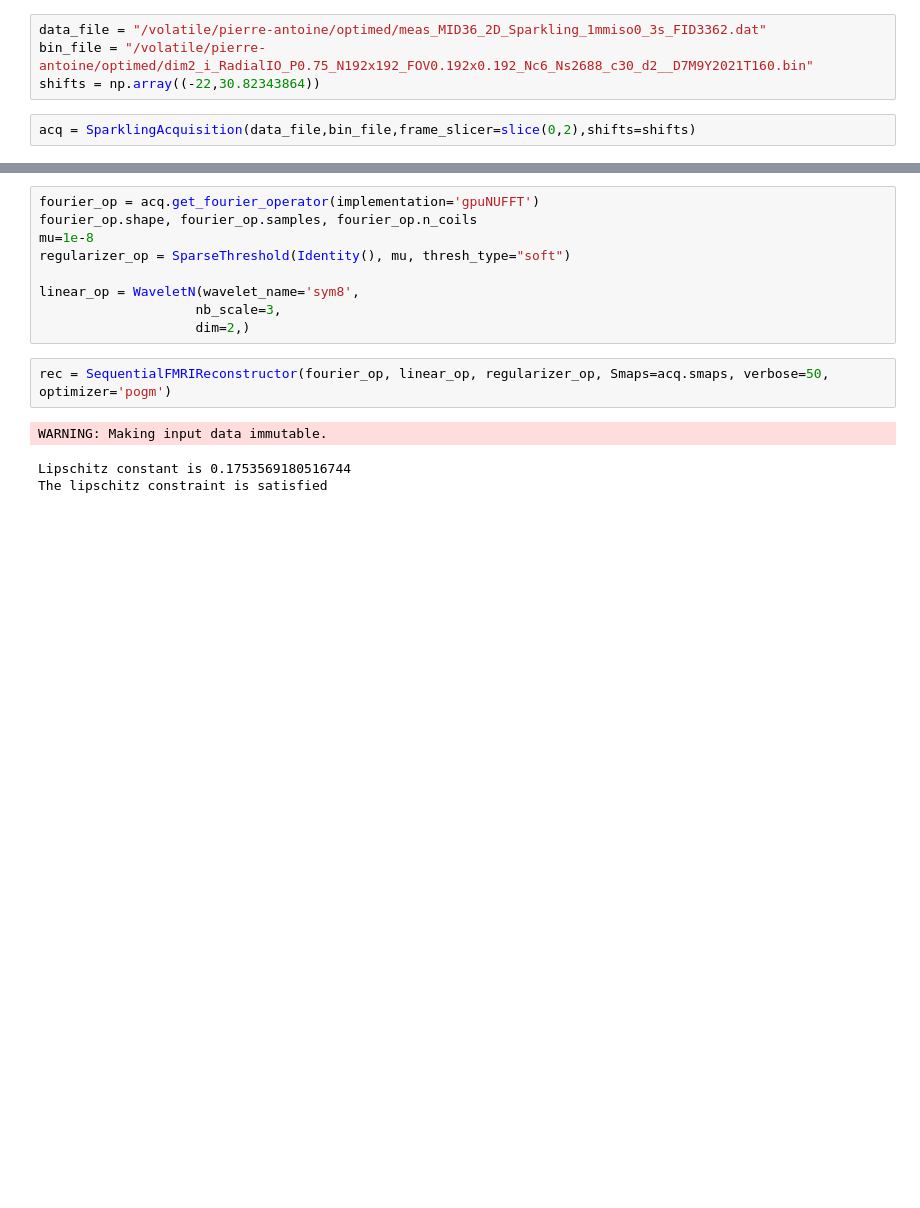
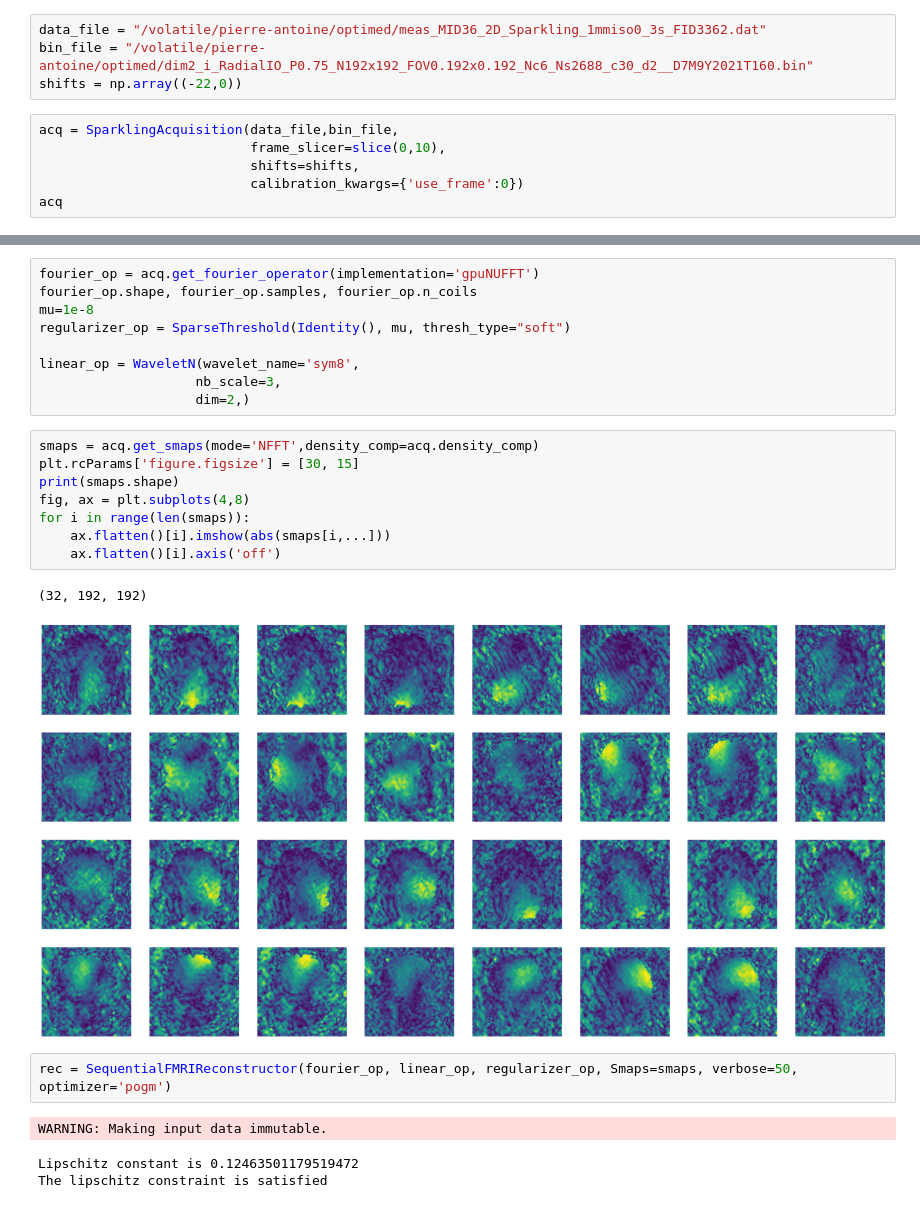
Before and after one commit to paquiteau/pysap-fmri, a Jupyter notebook: dat.ipynb, the cells around one changed output, grey strips where cells are left out. Cells and saved outputs as stored; diff of their text form; blank space fills up the shorter version.

Commit message:
fix sequential reconstruction smaps

```diff
--- a/dat.ipynb
+++ b/dat.ipynb
@@ -9,9 +9,13 @@ from fmri.utils import ssos
 # %%
 data_file = "/volatile/pierre-antoine/optimed/meas_MID36_2D_Sparkling_1mmiso0_3s_FID3362.dat"
 bin_file = "/volatile/pierre-antoine/optimed/dim2_i_RadialIO_P0.75_N192x192_FOV0.192x0.192_Nc6_Ns2688_c30_d2__D7M9Y2021T160.bin"
-shifts = np.array((-22,30.82343864))
+shifts = np.array((-22,0))
 # %%
-acq = SparklingAcquisition(data_file,bin_file,frame_slicer=slice(0,2),shifts=shifts)
+acq = SparklingAcquisition(data_file,bin_file,
+                           frame_slicer=slice(0,10),
+                           shifts=shifts,
+                           calibration_kwargs={'use_frame':0})
+acq
 # %% [output]
 pymapVBVD version 0.4.3
 Software version: VB
@@ -39,11 +46,22 @@ regularizer_op = SparseThreshold(Identity(), mu, thresh_type="soft")
 linear_op = WaveletN(wavelet_name='sym8',
                     nb_scale=3,
                     dim=2,)
+# %%
+smaps = acq.get_smaps(mode='NFFT',density_comp=acq.density_comp)
+plt.rcParams['figure.figsize'] = [30, 15]
+print(smaps.shape)
+fig, ax = plt.subplots(4,8)
+for i in range(len(smaps)):
+    ax.flatten()[i].imshow(abs(smaps[i,...]))
+    ax.flatten()[i].axis('off')
+# %% [output]
+(32, 192, 192)
+[figure, added]
 # %%
-rec = SequentialFMRIReconstructor(fourier_op, linear_op, regularizer_op, Smaps=acq.smaps, verbose=50, optimizer='pogm')
+rec = SequentialFMRIReconstructor(fourier_op, linear_op, regularizer_op, Smaps=smaps, verbose=50, optimizer='pogm')
 # %% [output]
 WARNING: Making input data immutable.
-Lipschitz constant is 0.1753569180516744
+Lipschitz constant is 0.12463501179519472
 The lipschitz constraint is satisfied
 # %%
 res = rec.reconstruct(acq.kspace_data)
```
Also changed, not shown: parts of 6 cells of this notebook, 4 other files.
